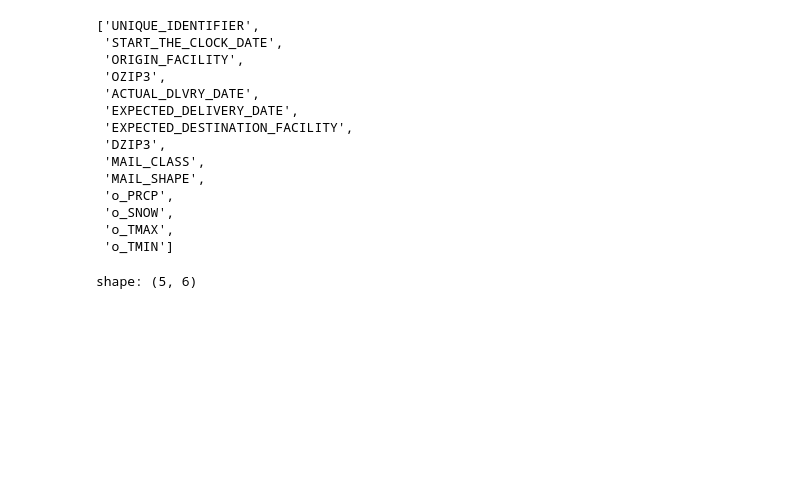
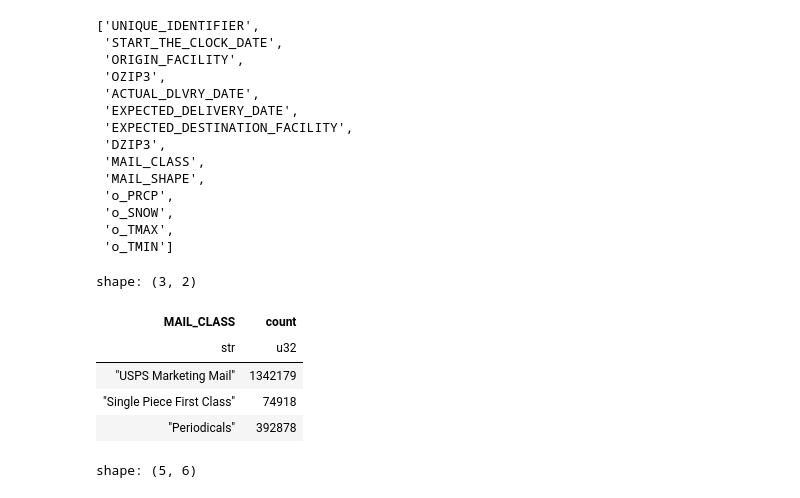
Before and after one commit to JDRitenour/teamkangaroo, a Jupyter notebook: Mail_Notebooks/xgboost_mail.ipynb, the cells around one changed output. Cells and saved outputs as stored; diff of their text form; code cells hidden in the pictures; blank space fills up the shorter version.

```diff
--- a/Mail_Notebooks/xgboost_mail.ipynb
+++ b/Mail_Notebooks/xgboost_mail.ipynb
@@ -31,6 +31,15 @@ df.columns
  'o_SNOW',
  'o_TMAX',
  'o_TMIN']
+# %%
+df.group_by('MAIL_CLASS').count()
+# %% [output]
+shape: (3, 2)
+| MAIL_CLASS | count |
+| str | u32 |
+| "USPS Marketing Mail" | 1342179 |
+| "Single Piece First Class" | 74918 |
+| "Periodicals" | 392878 |
 # %%
 weather = pl.read_parquet('../../Data/weatherMailData.parquet.gzip')
 # %%
```
Also changed, not shown: parts of 15 cells of this notebook.
